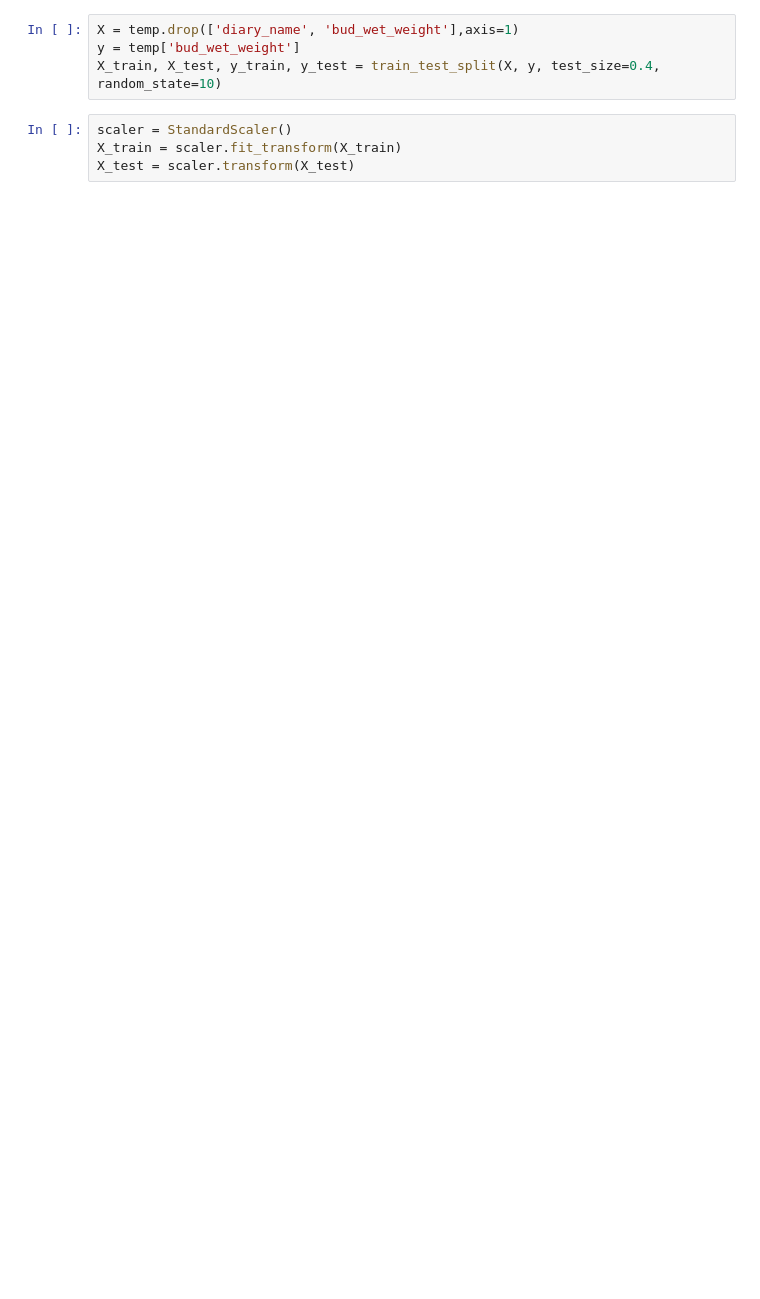
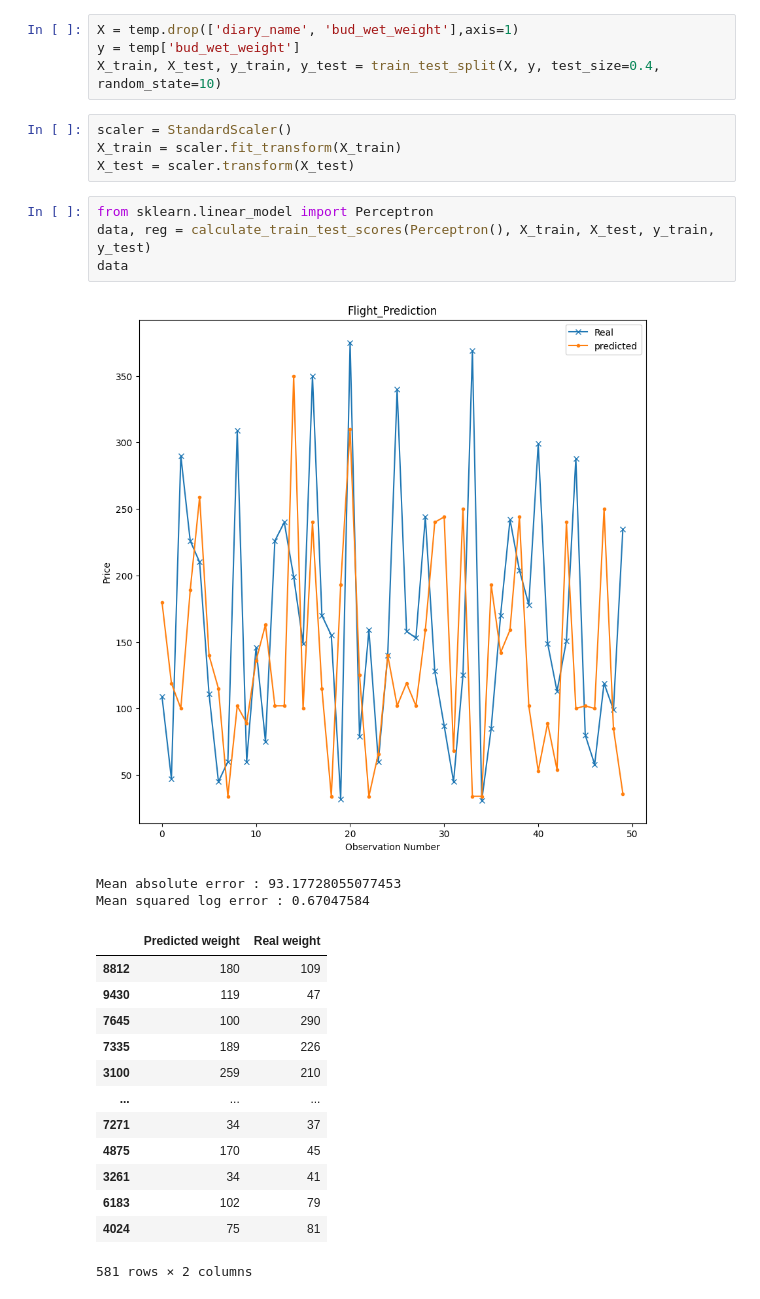
Before and after one commit to TalRos99/dataScienceFP, a Jupyter notebook: DataAnalysis_ML.ipynb, the cells around one changed output. Drawn from its saved outputs; the diff is of its cells as text; blank space fills up the shorter version.

```diff
--- a/DataAnalysis_ML.ipynb
+++ b/DataAnalysis_ML.ipynb
@@ -569,6 +580,27 @@ X_train, X_test, y_train, y_test = train_test_split(X, y, test_size=0.4, random_
 scaler = StandardScaler()
 X_train = scaler.fit_transform(X_train)
 X_test = scaler.transform(X_test)
+# %%
+from sklearn.linear_model import Perceptron
+data, reg = calculate_train_test_scores(Perceptron(), X_train, X_test, y_train, y_test)
+data
+# %% [output]
+[figure, added]
+Mean absolute error : 93.17728055077453
+Mean squared log error : 0.67047584
+|  | Predicted weight | Real weight |
+| 8812 | 180 | 109 |
+| 9430 | 119 | 47 |
+| 7645 | 100 | 290 |
+| 7335 | 189 | 226 |
+| 3100 | 259 | 210 |
+| ... | ... | ... |
+| 7271 | 34 | 37 |
+| 4875 | 170 | 45 |
+| 3261 | 34 | 41 |
+| 6183 | 102 | 79 |
+| 4024 | 75 | 81 |
+581 rows × 2 columns
 # %%
 from sklearn.ensemble import ExtraTreesRegressor
 data, reg = calculate_train_test_scores(ExtraTreesRegressor(criterion="friedman_mse"), X_train, X_test, y_train, y_test)
```
Also changed, not shown: parts of 7 cells of this notebook.
